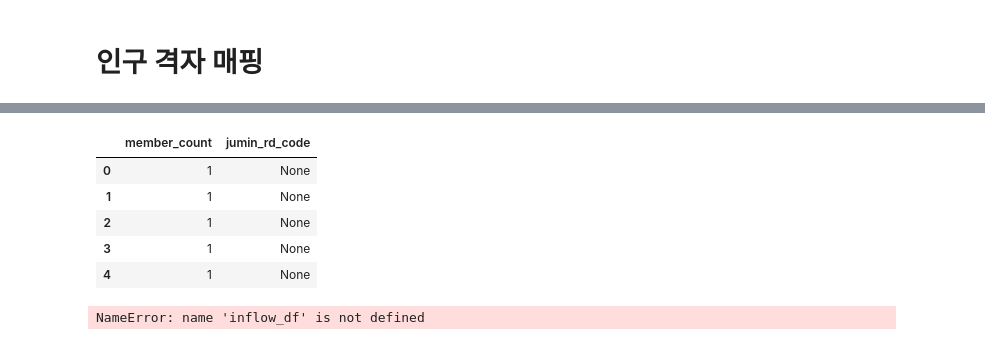
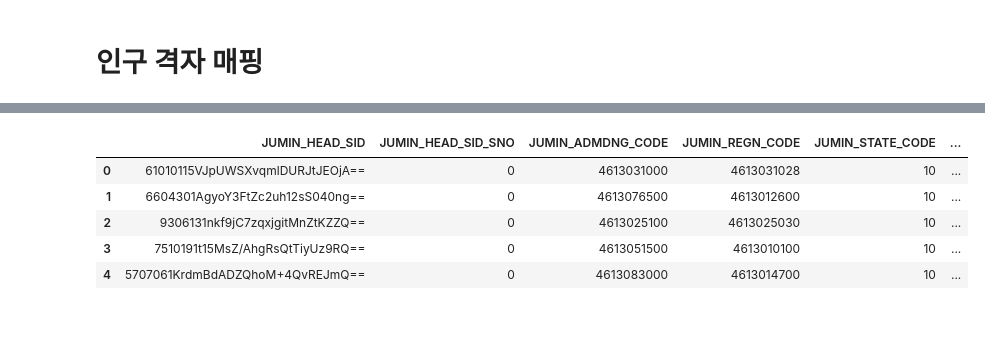
Before and after one commit to KnellBalm/yeosu, a Jupyter notebook: preproc.ipynb, the cells around one changed output, grey strips where cells are left out. Cells and saved outputs as stored; diff of their text form; code cells hidden in the pictures.

```diff
--- a/preproc.ipynb
+++ b/preproc.ipynb
@@ -454,13 +318,11 @@ inflow_df
-# %%
-house_df.head()
-# %% [output]
-|  | member_count | jumin_rd_code |
-| 0 | 1 | None |
-| 1 | 1 | None |
-| 2 | 1 | None |
-| 3 | 1 | None |
-| 4 | 1 | None |
-# %%
-inflow_df.head()
-# %% [output]
-NameError: name 'inflow_df' is not defined
+# %%
+pop_location = pd.read_excel('data/population/JUMIN_01.xlsx')
+pop_location = gpd.GeoDataFrame(pop_location, geometry=gpd.points_from_xy(pop_location['열22'],pop_location['열23']),crs=4326)
+pop_location.head()
+# %% [output]
+|  | JUMIN_HEAD_SID | JUMIN_HEAD_SID_SNO | JUMIN_ADMDNG_CODE | JUMIN_REGN_CODE | JUMIN_STATE_CODE | ... |
+| 0 | 61010115VJpUWSXvqmlDURJtJEOjA== | 0 | 4613031000 | 4613031028 | 10 | ... |
+| 1 | 6604301AgyoY3FtZc2uh12sS040ng== | 0 | 4613076500 | 4613012600 | 10 | ... |
+| 2 | 9306131nkf9jC7zqxjgitMnZtKZZQ== | 0 | 4613025100 | 4613025030 | 10 | ... |
+| 3 | 7510191t15MsZ/AhgRsQtTiyUz9RQ== | 0 | 4613051500 | 4613010100 | 10 | ... |
+| 4 | 5707061KrdmBdADZQhoM+4QvREJmQ== | 0 | 4613083000 | 4613014700 | 10 | ... |
```
Also changed, not shown: parts of 22 cells of this notebook, 6 other files.
